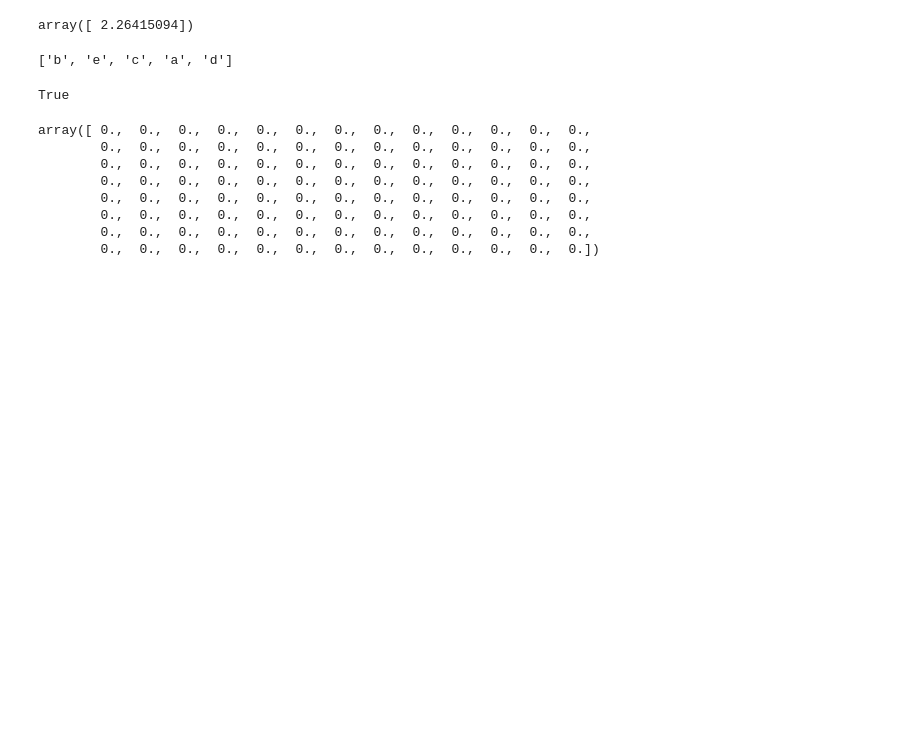
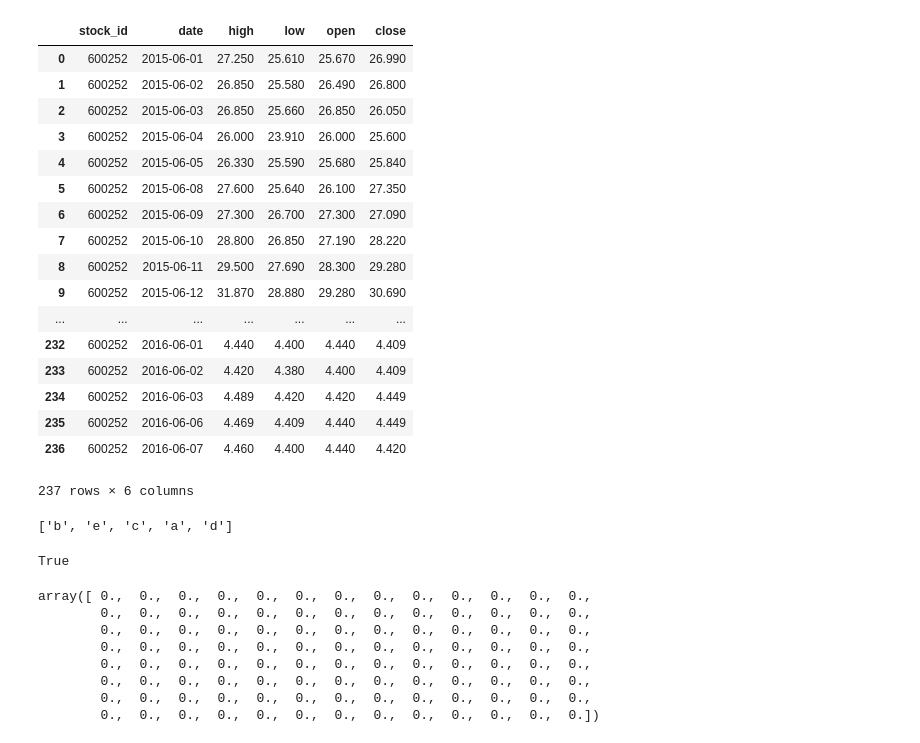
Before and after one commit to fswzb/sensequant, a Jupyter notebook: quant.ipynb, the cells around one changed output. Saved outputs shown, nothing was run; the diff lists cells and outputs as text; code cells hidden in the pictures; blank space fills up the shorter version.

```diff
--- a/quant.ipynb
+++ b/quant.ipynb
@@ -50,7 +50,7 @@ def read_tech(path = '/home/lcc/sensequant/kline_5minute/sz/'):
     df_tech['date'] = pd.to_datetime(df_tech.date)
     return df_tech
 # %%
-def fast_read_tech(path='/home/lcc/sensequant/kline_5minute/data/', id_='000099'):
+def fast_read_tech(path='/home/lcc/sensequant/kline_5minute/data/', id_='600252'):
     files = [f for f in listdir(path) if isfile(join(path, f)) and f.split('.')[0] == id_]
     df_tech = None
     for f in files:
@@ -91,10 +91,27 @@ l = [n for n in range(len(df_tech))]
 df_tech = df_tech.set_index([l])
 df_panel = read_panel()
 df_panel = df_panel[(df_panel[p_reser_rat]!='\\N')]
-# %%
-30 / df_tech.loc[df_tech.date=='2016-05-30', 'open'].values
-# %% [output]
-array([ 2.26415094])
+# %%
+df_tech
+# %% [output]
+|  | stock_id | date | high | low | open | close |
+| 0 | 600252 | 2015-06-01 | 27.250 | 25.610 | 25.670 | 26.990 |
+| 1 | 600252 | 2015-06-02 | 26.850 | 25.580 | 26.490 | 26.800 |
+| 2 | 600252 | 2015-06-03 | 26.850 | 25.660 | 26.850 | 26.050 |
+| 3 | 600252 | 2015-06-04 | 26.000 | 23.910 | 26.000 | 25.600 |
+| 4 | 600252 | 2015-06-05 | 26.330 | 25.590 | 25.680 | 25.840 |
+| 5 | 600252 | 2015-06-08 | 27.600 | 25.640 | 26.100 | 27.350 |
+| 6 | 600252 | 2015-06-09 | 27.300 | 26.700 | 27.300 | 27.090 |
+| 7 | 600252 | 2015-06-10 | 28.800 | 26.850 | 27.190 | 28.220 |
+| 8 | 600252 | 2015-06-11 | 29.500 | 27.690 | 28.300 | 29.280 |
+| 9 | 600252 | 2015-06-12 | 31.870 | 28.880 | 29.280 | 30.690 |
+| ... | ... | ... | ... | ... | ... | ... |
+| 232 | 600252 | 2016-06-01 | 4.440 | 4.400 | 4.440 | 4.409 |
+| 233 | 600252 | 2016-06-02 | 4.420 | 4.380 | 4.400 | 4.409 |
+| 234 | 600252 | 2016-06-03 | 4.489 | 4.420 | 4.420 | 4.449 |
+| 235 | 600252 | 2016-06-06 | 4.469 | 4.409 | 4.440 | 4.449 |
+| 236 | 600252 | 2016-06-07 | 4.460 | 4.400 | 4.440 | 4.420 |
+237 rows × 6 columns
 # %%
 # %load common.py
 import numpy as np
```
Also changed, not shown: parts of 13 cells of this notebook, 14 other files.
